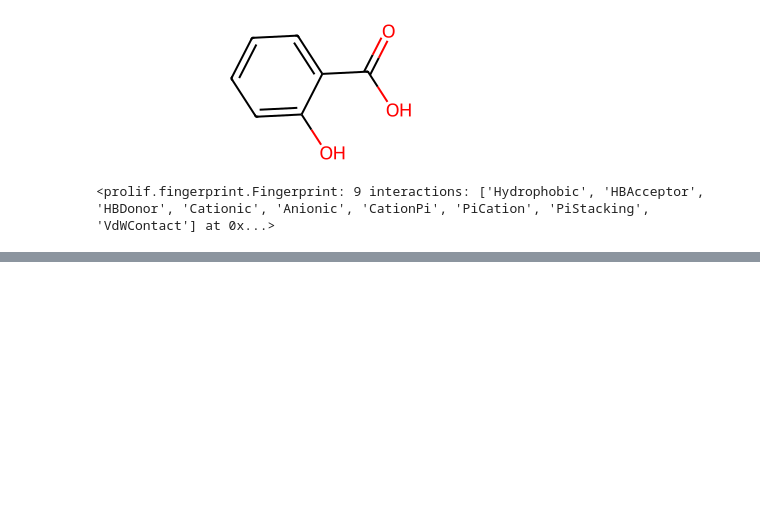
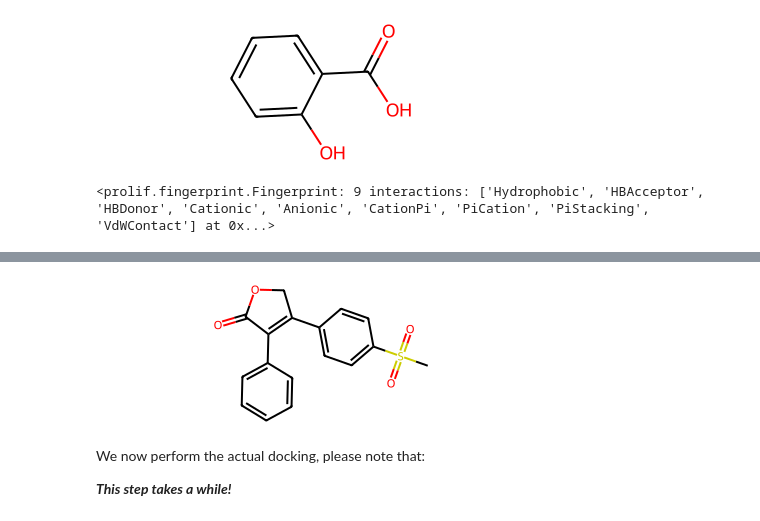
Before and after one commit to wesselporschen/ACMDD_COX2, a Jupyter notebook: 01alpha.ipynb, the cells around one changed output, grey strips where cells are left out. Drawn from its saved outputs; the diff is of its cells as text; code cells hidden in the pictures; blank space fills up the shorter version.

```diff
--- a/01alpha.ipynb
+++ b/01alpha.ipynb
@@ -857,0 +896,7 @@ df.head(5)
+# %%
+rofecoxib = Chem.MolFromSmiles(
+    test_smiles[9] #Rofecoxib
+)
+rofecoxib
+# %% [output]
+[figure, added]
@@ -857,0 +914,6 @@ df.head(5)
+# %% [markdown]
+
+We now perform the actual docking, please note that:
+
+
+***This step takes a while!***
```
Also changed, not shown: parts of 20 cells of this notebook.
